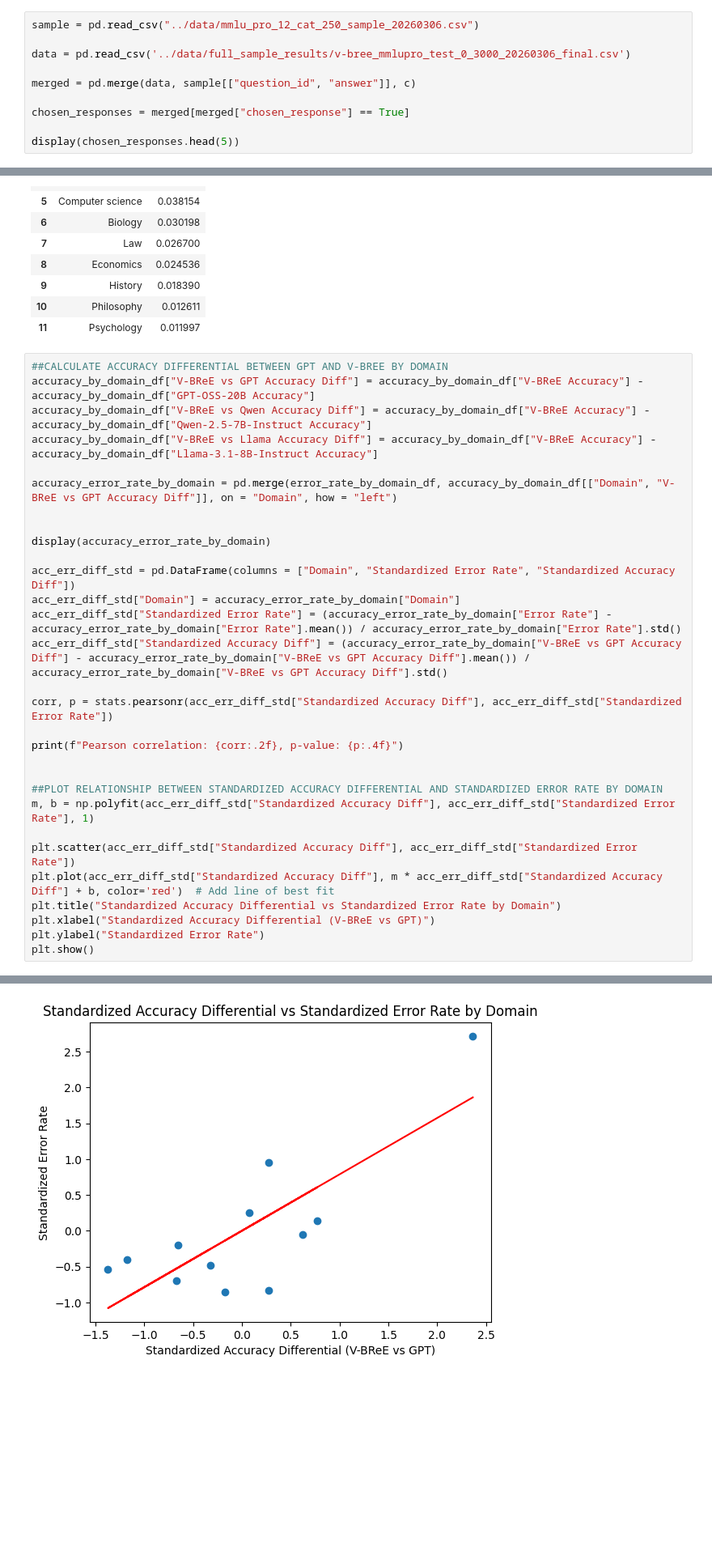
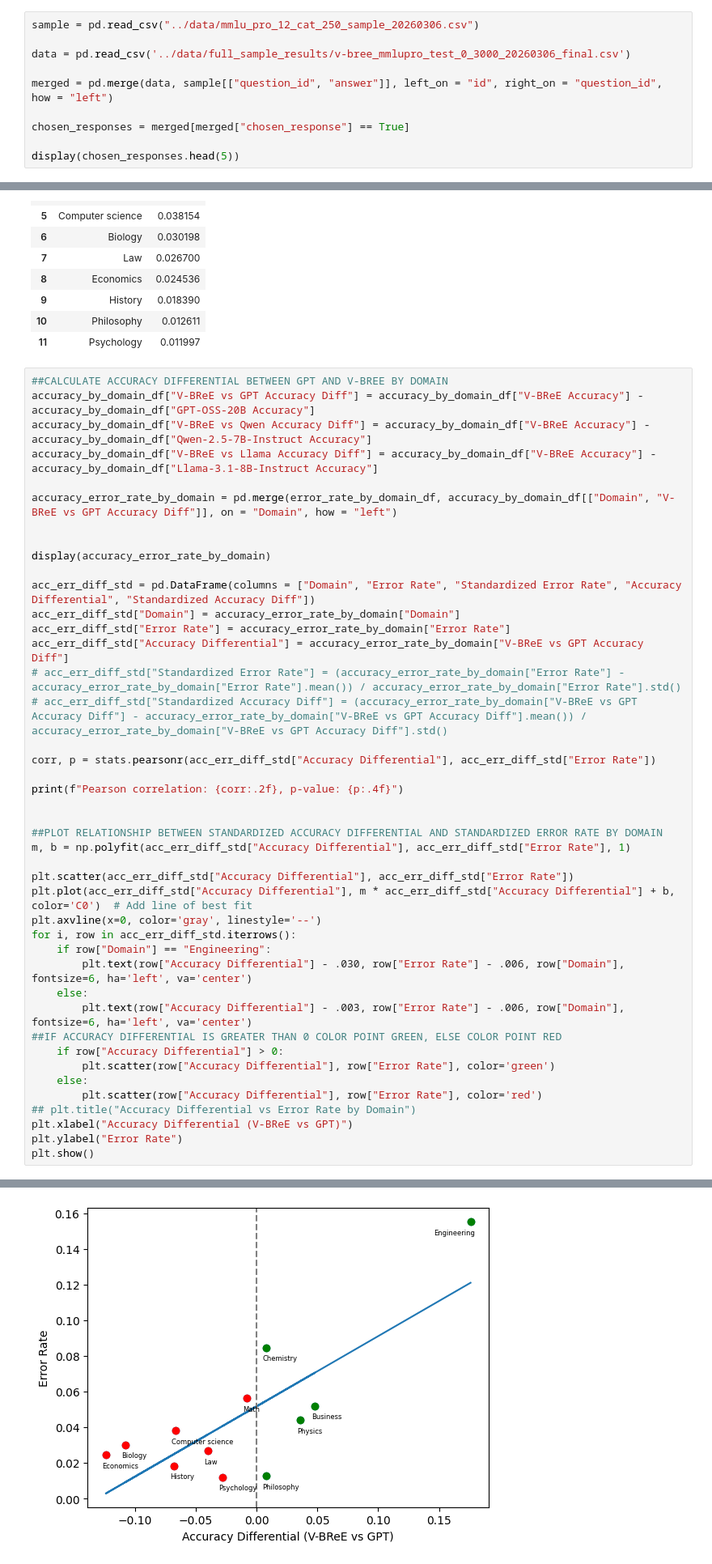
Before and after one commit to JasonIves/V-BReE, a Jupyter notebook: results/v_bree_accuracy_assessment.ipynb, the cells around one changed output, grey strips where cells are left out. Shown at 81% size. Cells and saved outputs as stored; diff of their text form; blank space fills up the shorter version.

Commit message:
Integrating jGreenwood BERT / Activity Analysis, other analysis updates

```diff
--- a/results/v_bree_accuracy_assessment.ipynb
+++ b/results/v_bree_accuracy_assessment.ipynb
@@ -17,7 +17,7 @@ sample = pd.read_csv("../data/mmlu_pro_12_cat_250_sample_20260306.csv")
 
 data = pd.read_csv('../data/full_sample_results/v-bree_mmlupro_test_0_3000_20260306_final.csv')
 
-merged = pd.merge(data, sample[["question_id", "answer"]], c)
+merged = pd.merge(data, sample[["question_id", "answer"]], left_on = "id", right_on = "question_id", how = "left")
 
 chosen_responses = merged[merged["chosen_response"] == True]
 
@@ -314,44 +375,57 @@ accuracy_by_domain_df["V-BReE vs Llama Accuracy Diff"] = accuracy_by_domain_df["
 
 accuracy_error_rate_by_domain = pd.merge(error_rate_by_domain_df, accuracy_by_domain_df[["Domain", "V-BReE vs GPT Accuracy Diff"]], on = "Domain", how = "left")
 
 
 display(accuracy_error_rate_by_domain)
 
-acc_err_diff_std = pd.DataFrame(columns = ["Domain", "Standardized Error Rate", "Standardized Accuracy Diff"])
+acc_err_diff_std = pd.DataFrame(columns = ["Domain", "Error Rate", "Standardized Error Rate", "Accuracy Differential", "Standardized Accuracy Diff"])
 acc_err_diff_std["Domain"] = accuracy_error_rate_by_domain["Domain"]
-acc_err_diff_std["Standardized Error Rate"] = (accuracy_error_rate_by_domain["Error Rate"] - accuracy_error_rate_by_domain["Error Rate"].mean()) / accuracy_error_rate_by_domain["Error Rate"].std()
-acc_err_diff_std["Standardized Accuracy Diff"] = (accuracy_error_rate_by_domain["V-BReE vs GPT Accuracy Diff"] - accuracy_error_rate_by_domain["V-BReE vs GPT Accuracy Diff"].mean()) / accuracy_error_rate_by_domain["V-BReE vs GPT Accuracy Diff"].std()
+acc_err_diff_std["Error Rate"] = accuracy_error_rate_by_domain["Error Rate"]
+acc_err_diff_std["Accuracy Differential"] = accuracy_error_rate_by_domain["V-BReE vs GPT Accuracy Diff"]
+# acc_err_diff_std["Standardized Error Rate"] = (accuracy_error_rate_by_domain["Error Rate"] - accuracy_error_rate_by_domain["Error Rate"].mean()) / accuracy_error_rate_by_domain["Error Rate"].std()
+# acc_err_diff_std["Standardized Accuracy Diff"] = (accuracy_error_rate_by_domain["V-BReE vs GPT Accuracy Diff"] - accuracy_error_rate_by_domain["V-BReE vs GPT Accuracy Diff"].mean()) / accuracy_error_rate_by_domain["V-BReE vs GPT Accuracy Diff"].std()
 
-corr, p = stats.pearsonr(acc_err_diff_std["Standardized Accuracy Diff"], acc_err_diff_std["Standardized Error Rate"])
+corr, p = stats.pearsonr(acc_err_diff_std["Accuracy Differential"], acc_err_diff_std["Error Rate"])
 
 print(f"Pearson correlation: {corr:.2f}, p-value: {p:.4f}")
 
 
 ##PLOT RELATIONSHIP BETWEEN STANDARDIZED ACCURACY DIFFERENTIAL AND STANDARDIZED ERROR RATE BY DOMAIN
-m, b = np.polyfit(acc_err_diff_std["Standardized Accuracy Diff"], acc_err_diff_std["Standardized Error Rate"], 1)
+m, b = np.polyfit(acc_err_diff_std["Accuracy Differential"], acc_err_diff_std["Error Rate"], 1)
 
-plt.scatter(acc_err_diff_std["Standardized Accuracy Diff"], acc_err_diff_std["Standardized Error Rate"])
-plt.plot(acc_err_diff_std["Standardized Accuracy Diff"], m * acc_err_diff_std["Standardized Accuracy Diff"] + b, color='red')  # Add line of best fit
-plt.title("Standardized Accuracy Differential vs Standardized Error Rate by Domain")
-plt.xlabel("Standardized Accuracy Differential (V-BReE vs GPT)")
-plt.ylabel("Standardized Error Rate")
+plt.scatter(acc_err_diff_std["Accuracy Differential"], acc_err_diff_std["Error Rate"])
+plt.plot(acc_err_diff_std["Accuracy Differential"], m * acc_err_diff_std["Accuracy Differential"] + b, color='C0')  # Add line of best fit
+plt.axvline(x=0, color='gray', linestyle='--')
+for i, row in acc_err_diff_std.iterrows():
+    if row["Domain"] == "Engineering":
+        plt.text(row["Accuracy Differential"] - .030, row["Error Rate"] - .006, row["Domain"], fontsize=6, ha='left', va='center')
+    else:
+        plt.text(row["Accuracy Differential"] - .003, row["Error Rate"] - .006, row["Domain"], fontsize=6, ha='left', va='center')
+##IF ACCURACY DIFFERENTIAL IS GREATER THAN 0 COLOR POINT GREEN, ELSE COLOR POINT RED
+    if row["Accuracy Differential"] > 0:
+        plt.scatter(row["Accuracy Differential"], row["Error Rate"], color='green')
+    else:
+        plt.scatter(row["Accuracy Differential"], row["Error Rate"], color='red')
+## plt.title("Accuracy Differential vs Error Rate by Domain")
+plt.xlabel("Accuracy Differential (V-BReE vs GPT)")
+plt.ylabel("Error Rate")
 plt.show()
 # %% [output]
 |  | Domain | Error Rate | V-BReE vs GPT Accuracy Diff |
 | 0 | Engineering | 0.155474 | 0.176000 |
 | 1 | Chemistry | 0.084672 | 0.008000 |
 | 2 | Math | 0.056173 | -0.008000 |
 | 3 | Business | 0.051948 | 0.048000 |
 | 4 | Physics | 0.043961 | 0.036000 |
 | 5 | Computer science | 0.038154 | -0.066741 |
 | 6 | Biology | 0.030198 | -0.108000 |
 | 7 | Law | 0.026700 | -0.040000 |
 | 8 | Economics | 0.024536 | -0.124000 |
 | 9 | History | 0.018390 | -0.068000 |
 | 10 | Philosophy | 0.012611 | 0.008000 |
 | 11 | Psychology | 0.011997 | -0.028000 |
 Pearson correlation: 0.79, p-value: 0.0024
-[figure, old version]
+[figure, new version]
 # %% [markdown]
 ### 3.2.1. Check strength of relationship with Engineering dropped
 # %%
```
Also changed, not shown: parts of 13 cells of this notebook, 4 other files.
